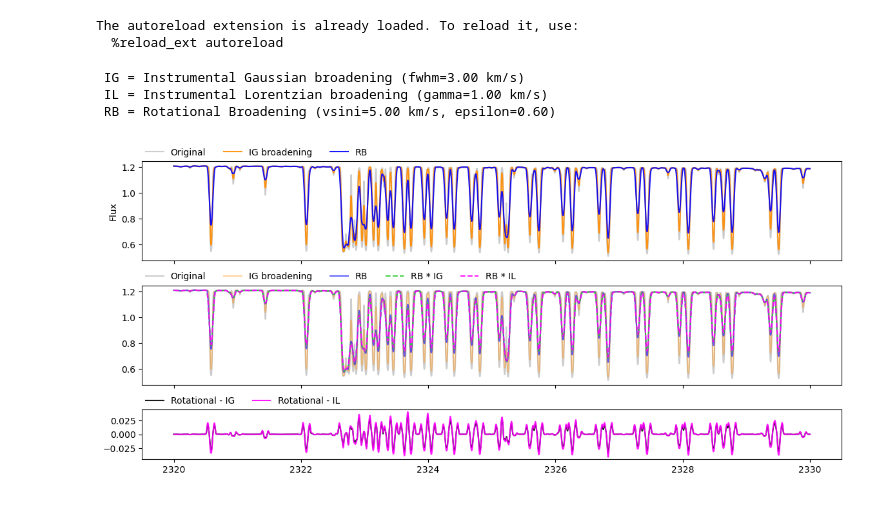
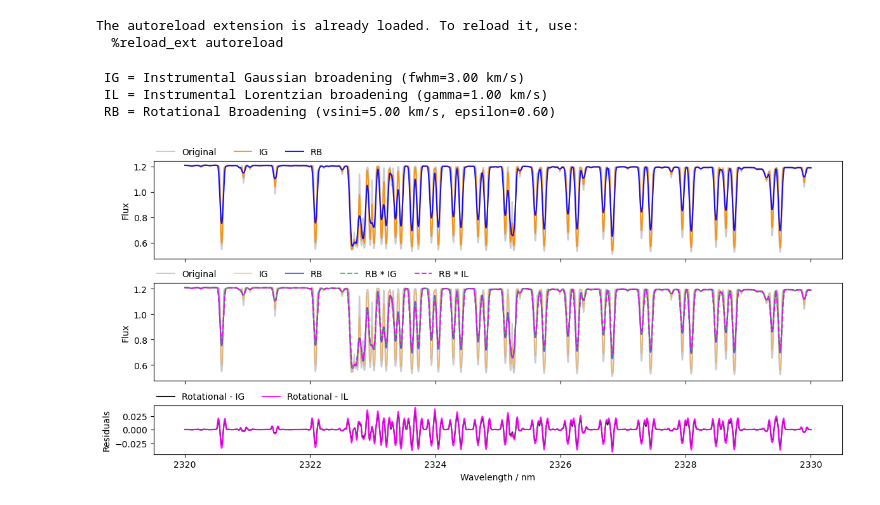
Before and after one commit to TessaEveline/broadpy, a Jupyter notebook: examples/instrumental_rotational_broadening.ipynb, the cells around one changed output. Saved outputs shown, nothing was run; the diff lists cells and outputs as text; code cells hidden in the pictures.

```diff
--- a/examples/instrumental_rotational_broadening.ipynb
+++ b/examples/instrumental_rotational_broadening.ipynb
@@ -37,33 +37,33 @@ fig, ax = plt.subplots(3, 1, figsize=(14, 6), sharex=True, gridspec_kw={'height_
 print(f' IG = Instrumental Gaussian broadening (fwhm={fwhm:.2f} km/s)')
 print(f' IL = Instrumental Lorentzian broadening (gamma={gamma:.2f} km/s)')
 print(f' RB = Rotational Broadening (vsini={vsini:.2f} km/s, epsilon={eps:.2f})')
 for i, axi in enumerate(ax[:2]):
 
 
     axi.plot(wave, flux, label='Original', alpha=0.2, color='black')
-    axi.plot(wave, flux_fwhm, label='IG broadening', color='darkorange', alpha=0.9 - 0.5*i)
+    axi.plot(wave, flux_fwhm, label='IG', color='darkorange', alpha=0.9 - 0.5*i)
     axi.plot(wave, flux_vsini, label='RB', color='blue', alpha=0.9 - 0.3*i)
 
 ax[1].plot(wave, flux_vsini_fwhm, label='RB * IG', color='limegreen', alpha=0.9, ls='--')
 ax[1].plot(wave, flux_vsini_gamma, label='RB * IL', color='magenta', alpha=0.9, ls='--')
 
 # residuals between flux_vsini and flux_vsini_fwhm
 res = flux_vsini - flux_vsini_fwhm
 ax[-1].plot(wave, res, color='black', alpha=0.9, label='Rotational - IG')
 
 res_gamma = flux_vsini - flux_vsini_gamma
 ax[-1].plot(wave, res_gamma, color='magenta', alpha=0.9, label='Rotational - IL')
 
 
 [axi.set_ylabel('Flux') for axi in ax[:2]]
 
 ax[0].legend(ncol=10, loc=(0.0, 1.01), frameon=False)
 ax[1].legend(ncol=10, loc=(0.0, 1.01), frameon=False)
 [axi.legend(ncol=10, loc=(0.0, 1.01), frameon=False) for axi in ax]
-ax[1].set()
+ax[-1].set(xlabel='Wavelength / nm', ylabel='Residuals')
 plt.show()
 # %% [output]
  IG = Instrumental Gaussian broadening (fwhm=3.00 km/s)
  IL = Instrumental Lorentzian broadening (gamma=1.00 km/s)
  RB = Rotational Broadening (vsini=5.00 km/s, epsilon=0.60)
-[figure, old version]
+[figure, new version]
```
Also changed, not shown: 3 other files.
